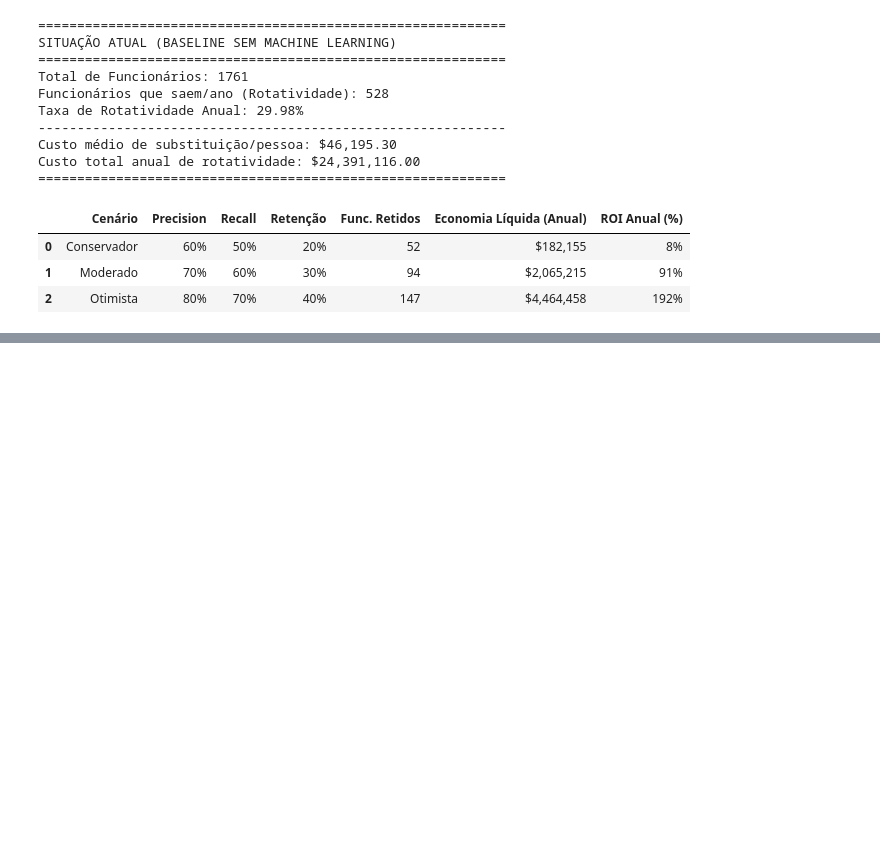
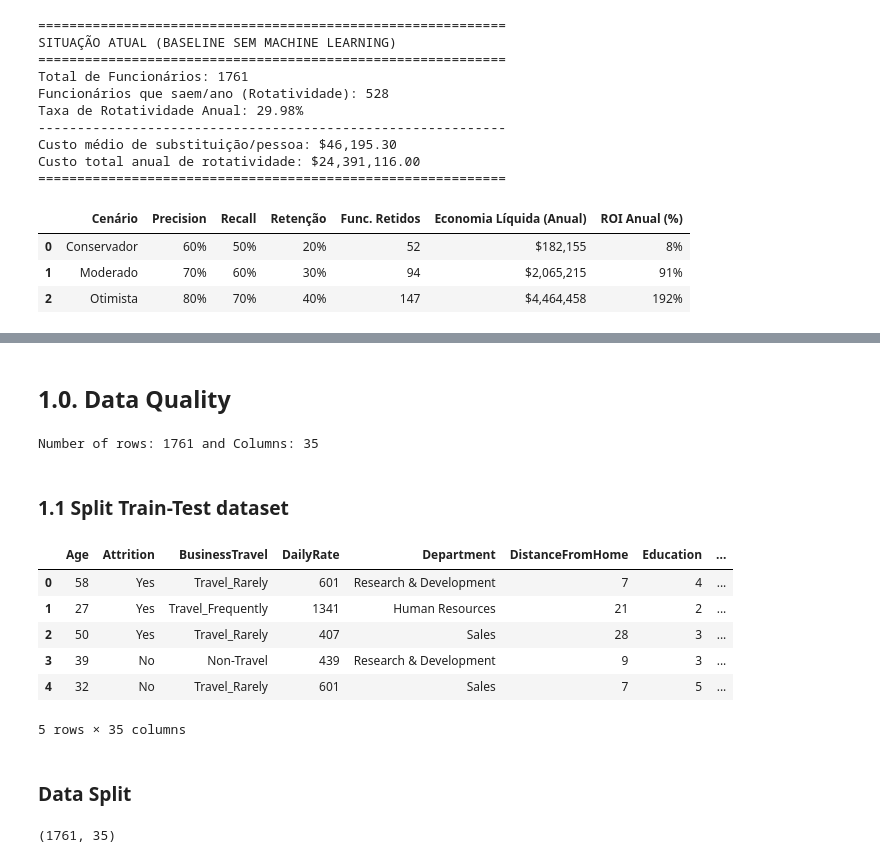
Before and after one commit to alvaro-morais-png/rotatividade_funcionarios, a Jupyter notebook: analise-rotatividade.ipynb, the cells around one changed output, grey strips where cells are left out. Cells and saved outputs as stored; diff of their text form; code cells hidden in the pictures; blank space fills up the shorter version.

```diff
--- a/analise-rotatividade.ipynb
+++ b/analise-rotatividade.ipynb
@@ -108,0 +132,22 @@ baseline_df.head().T
+# %% [markdown]
+## 1.0. Data Quality
+# %%
+df01 = df_raw.copy()
+# %%
+print(f'Number of rows: {df01.shape[0]} and Columns: {df01.shape[1]}')
+# %% [output]
+Number of rows: 1761 and Columns: 35
+# %% [markdown]
+### 1.1 Split Train-Test dataset
+# %%
+df01.head()
+# %% [output]
+|  | Age | Attrition | BusinessTravel | DailyRate | Department | DistanceFromHome | Education | ... |
+| 0 | 58 | Yes | Travel_Rarely | 601 | Research & Development | 7 | 4 | ... |
+| 1 | 27 | Yes | Travel_Frequently | 1341 | Human Resources | 21 | 2 | ... |
+| 2 | 50 | Yes | Travel_Rarely | 407 | Sales | 28 | 3 | ... |
+| 3 | 39 | No | Non-Travel | 439 | Research & Development | 9 | 3 | ... |
+| 4 | 32 | No | Travel_Rarely | 601 | Sales | 7 | 5 | ... |
+5 rows × 35 columns
+# %% [markdown]
+### Data Split
@@ -108,0 +159,5 @@ baseline_df.head().T
+# %%
+df01 = pd.concat([X,y], axis=1)
+df01.shape
+# %% [output]
+(1761, 35)
```
Also changed, not shown: parts of 19 cells of this notebook, 2 other files.
